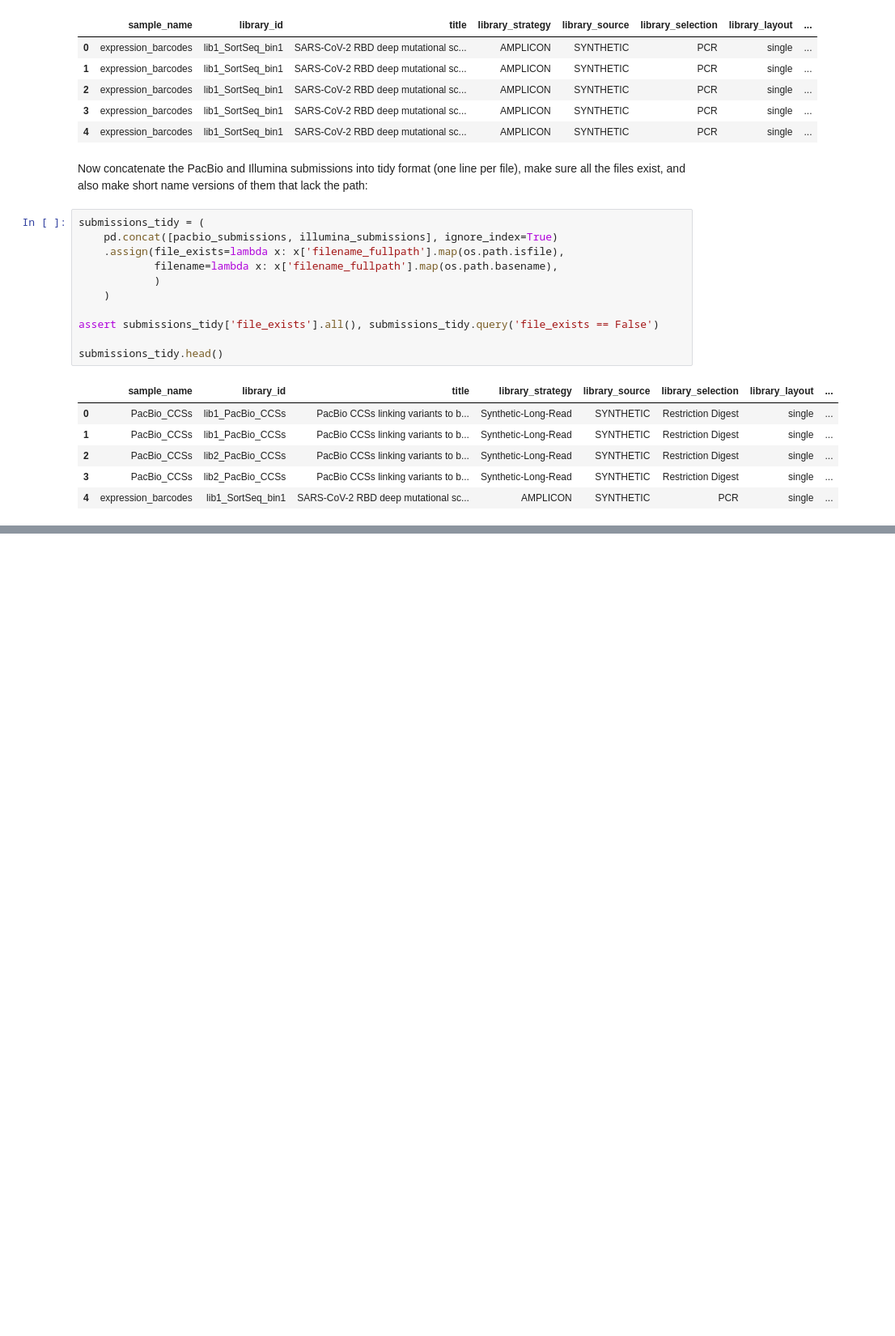
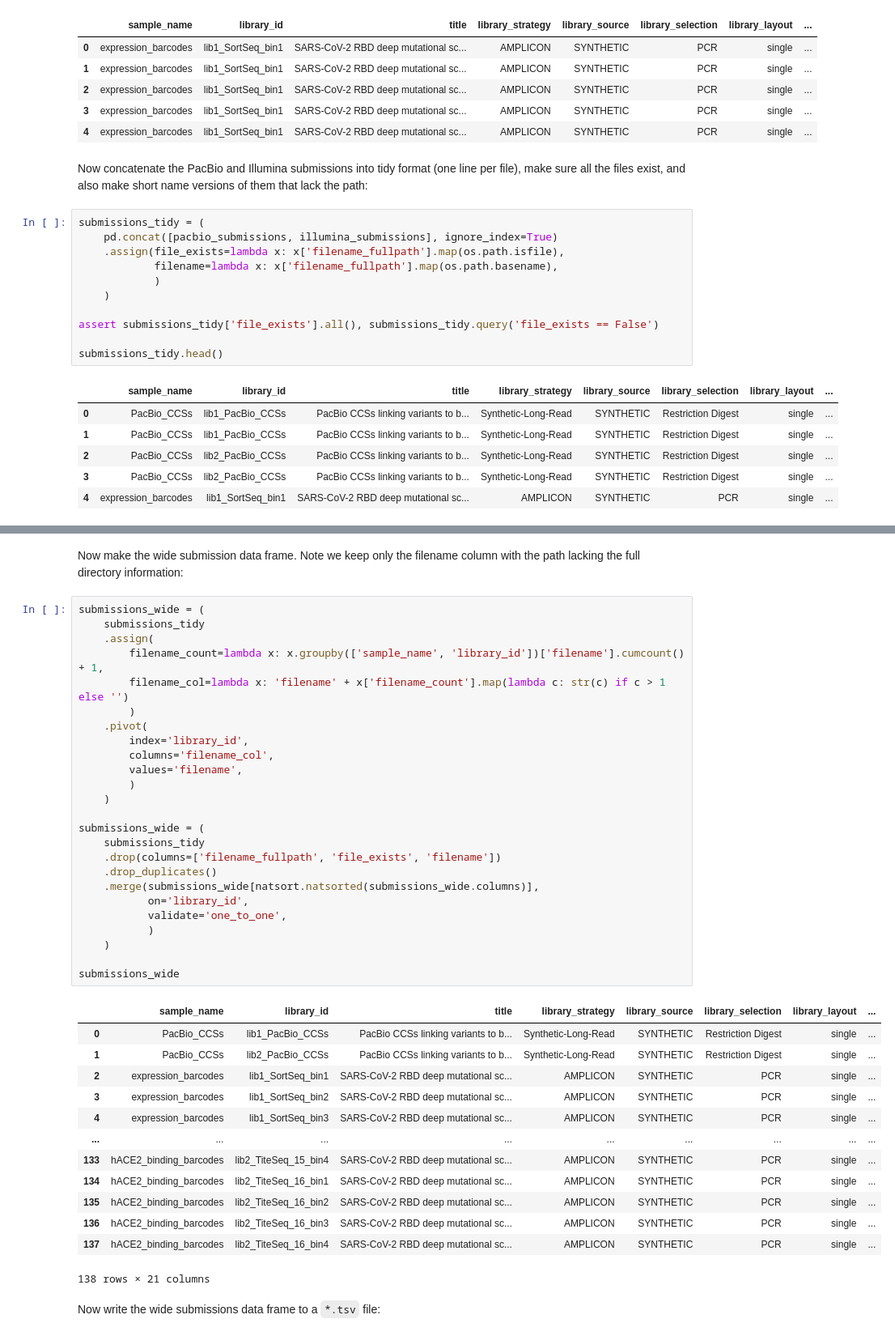
Before and after one commit to jbloomlab/SARS-CoV-2-RBD_DMS, a Jupyter notebook: SRA_upload/upload_to_SRA.ipynb, the cells around one changed output, grey strips where cells are left out. Shown at 81% size. Saved outputs shown, nothing was run; the diff lists cells and outputs as text; blank space fills up the shorter version.

Commit message:
make SRA submission `*.tsv` file

```diff
--- a/SRA_upload/upload_to_SRA.ipynb
+++ b/SRA_upload/upload_to_SRA.ipynb
@@ -170,0 +176,44 @@ submissions_tidy.head()
+# %% [markdown]
+Now make the wide submission data frame.
+Note we keep only the filename column with the path lacking the full directory information:
+# %%
+submissions_wide = (
+    submissions_tidy
+    .assign(
+        filename_count=lambda x: x.groupby(['sample_name', 'library_id'])['filename'].cumcount() + 1,
+        filename_col=lambda x: 'filename' + x['filename_count'].map(lambda c: str(c) if c > 1 else '')
+        )
+    .pivot(
+        index='library_id',
+        columns='filename_col',
+        values='filename',
+        )
+    )
+
+submissions_wide = (
+    submissions_tidy
+    .drop(columns=['filename_fullpath', 'file_exists', 'filename'])
+    .drop_duplicates()
+    .merge(submissions_wide[natsort.natsorted(submissions_wide.columns)],
+           on='library_id',
+           validate='one_to_one',
+           )
+    )
+
+submissions_wide
+# %% [output]
+|  | sample_name | library_id | title | library_strategy | library_source | library_selection | library_layout | ... |
+| 0 | PacBio_CCSs | lib1_PacBio_CCSs | PacBio CCSs linking variants to b... | Synthetic-Long-Read | SYNTHETIC | Restriction Digest | single | ... |
+| 1 | PacBio_CCSs | lib2_PacBio_CCSs | PacBio CCSs linking variants to b... | Synthetic-Long-Read | SYNTHETIC | Restriction Digest | single | ... |
+| 2 | expression_barcodes | lib1_SortSeq_bin1 | SARS-CoV-2 RBD deep mutational sc... | AMPLICON | SYNTHETIC | PCR | single | ... |
+| 3 | expression_barcodes | lib1_SortSeq_bin2 | SARS-CoV-2 RBD deep mutational sc... | AMPLICON | SYNTHETIC | PCR | single | ... |
+| 4 | expression_barcodes | lib1_SortSeq_bin3 | SARS-CoV-2 RBD deep mutational sc... | AMPLICON | SYNTHETIC | PCR | single | ... |
+| ... | ... | ... | ... | ... | ... | ... | ... | ... |
+| 133 | hACE2_binding_barcodes | lib2_TiteSeq_15_bin4 | SARS-CoV-2 RBD deep mutational sc... | AMPLICON | SYNTHETIC | PCR | single | ... |
+| 134 | hACE2_binding_barcodes | lib2_TiteSeq_16_bin1 | SARS-CoV-2 RBD deep mutational sc... | AMPLICON | SYNTHETIC | PCR | single | ... |
+| 135 | hACE2_binding_barcodes | lib2_TiteSeq_16_bin2 | SARS-CoV-2 RBD deep mutational sc... | AMPLICON | SYNTHETIC | PCR | single | ... |
+| 136 | hACE2_binding_barcodes | lib2_TiteSeq_16_bin3 | SARS-CoV-2 RBD deep mutational sc... | AMPLICON | SYNTHETIC | PCR | single | ... |
+| 137 | hACE2_binding_barcodes | lib2_TiteSeq_16_bin4 | SARS-CoV-2 RBD deep mutational sc... | AMPLICON | SYNTHETIC | PCR | single | ... |
+138 rows × 21 columns
+# %% [markdown]
+Now write the wide submissions data frame to a `*.tsv` file:
```
Also changed, not shown: parts of 7 cells of this notebook, 4 other files.
